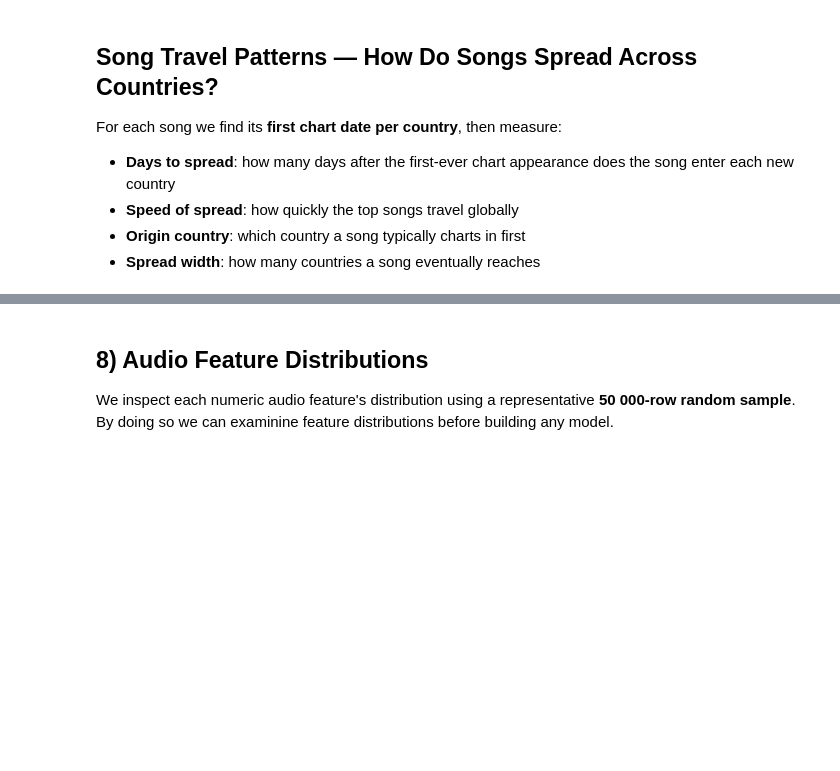
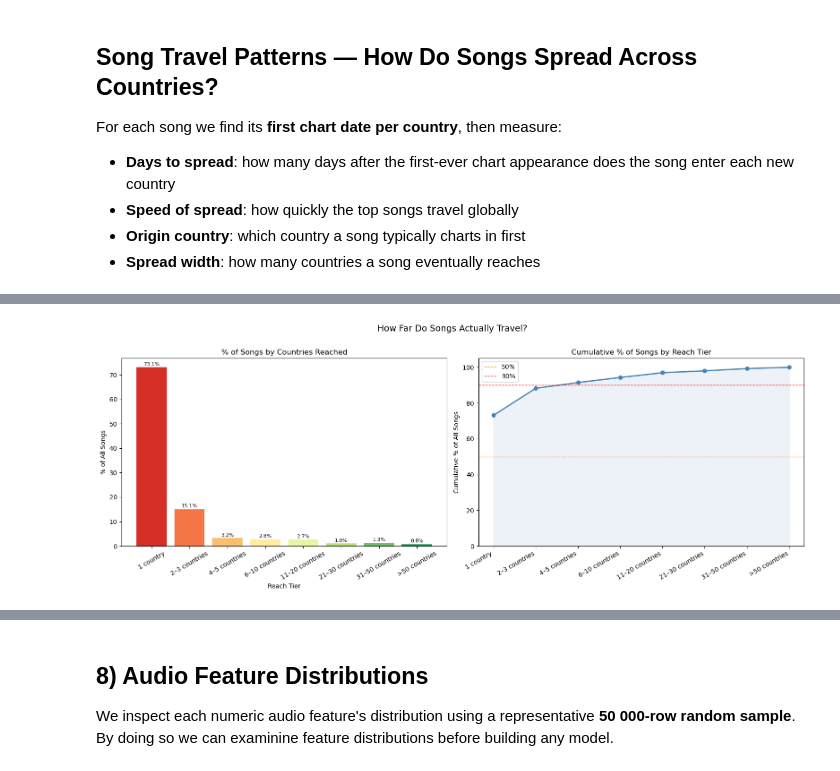
Before and after one commit to mchlkan/ML_Group_AB, a Jupyter notebook: Project_Information/Team_EDA_Baseline_FullData.ipynb, the cells around one changed output, grey strips where cells are left out. Drawn from its saved outputs; the diff is of its cells as text; code cells hidden in the pictures; blank space fills up the shorter version.

```diff
--- a/Project_Information/Team_EDA_Baseline_FullData.ipynb
+++ b/Project_Information/Team_EDA_Baseline_FullData.ipynb
@@ -1288,0 +1598,78 @@ plt.show()
+# %%
+# ── Spread Width Proportions — what % of songs reach how many countries ───────
+print("═" * 60)
+print("  SPREAD WIDTH PROPORTIONS")
+print("═" * 60)
+
+total_songs = len(spread)
+
+# Define meaningful reach tiers
+bins = [0, 1, 3, 5, 10, 20, 30, 50, float("inf")]
+labels = ["1 country", "2–3 countries", "4–5 countries",
+          "6–10 countries", "11–20 countries", "21–30 countries",
+          "31–50 countries", ">50 countries"]
+
+spread["reach_tier"] = pd.cut(
+    spread["countries_reached"],
+    bins=bins,
+    labels=labels,
+    right=True
+)
+
+tier_counts = (
+    spread.groupby("reach_tier", observed=True)
+    .size()
+    .reset_index(name="n_songs")
+)
+tier_counts["pct"] = (tier_counts["n_songs"] / total_songs * 100).round(2)
+tier_counts["cumulative_pct"] = tier_counts["pct"].cumsum().round(2)
+
+print(f"\n  Total songs analysed: {total_songs:,}\n")
+print(f"  {'Reach Tier':<20} {'Songs':>10} {'%':>8} {'Cumulative %':>14}")
+print(f"  {'-'*20} {'-'*10} {'-'*8} {'-'*14}")
+for _, row in tier_counts.iterrows():
+    print(f"  {str(row['reach_tier']):<20} {int(row['n_songs']):>10,} {row['pct']:>7.2f}% {row['cumulative_pct']:>13.2f}%")
+
+# ── Visualise ─────────────────────────────────────────────────────────────────
+fig, axes = plt.subplots(1, 2, figsize=(16, 6))
+
+colors = plt.cm.RdYlGn(np.linspace(0.1, 0.9, len(tier_counts)))
+
+# Bar chart with % labels
+bars = axes[0].bar(tier_counts["reach_tier"], tier_counts["pct"], color=colors, edgecolor="none")
+axes[0].set_title("% of Songs by Countries Reached")
+axes[0].set_xlabel("Reach Tier")
+axes[0].set_ylabel("% of All Songs")
+axes[0].tick_params(axis="x", rotation=30)
+for bar, pct in zip(bars, tier_counts["pct"]):
+    axes[0].text(bar.get_x() + bar.get_width() / 2,
+                 bar.get_height() + 0.3,
+                 f"{pct:.1f}%", ha="center", va="bottom", fontsize=8)
+
+# Cumulative % line chart
+axes[1].plot(tier_counts["reach_tier"], tier_counts["cumulative_pct"],
+             marker="o", color="steelblue", linewidth=2)
+axes[1].axhline(50,  color="orange", linestyle="--", linewidth=1, label="50%")
+axes[1].axhline(90,  color="red",    linestyle="--", linewidth=1, label="90%")
+axes[1].fill_between(range(len(tier_counts)), tier_counts["cumulative_pct"],
+                     alpha=0.1, color="steelblue")
+axes[1].set_xticks(range(len(tier_counts)))
+axes[1].set_xticklabels(tier_counts["reach_tier"], rotation=30, ha="right")
+axes[1].set_title("Cumulative % of Songs by Reach Tier")
+axes[1].set_ylabel("Cumulative % of All Songs")
+axes[1].set_ylim(0, 105)
+axes[1].legend()
+
+plt.suptitle("How Far Do Songs Actually Travel?", fontsize=14, y=1.01)
+plt.tight_layout()
+plt.show()
+
+# ── Key takeaway numbers ──────────────────────────────────────────────────────
+only_one   = int(tier_counts.loc[tier_counts["reach_tier"] == "1 country", "n_songs"].values[0])
+over_thirty = spread[spread["countries_reached"] > 30].shape[0]
+print(f"\n  Key takeaways:")
+print(f"  → {only_one:,} songs ({only_one/total_songs*100:.1f}%) never left their first country")
+print(f"  → {over_thirty:,} songs ({over_thirty/total_songs*100:.1f}%) reached more than 30 countries")
+print(f"  → Median reach: {spread['countries_reached'].median():.0f} countries")
+print(f"  → Mean reach  : {spread['countries_reached'].mean():.1f} countries")
+# %% [output]
@@ -1288,0 +1692 @@ plt.show()
+[figure, added]
```
Also changed, not shown: parts of 52 cells of this notebook.
